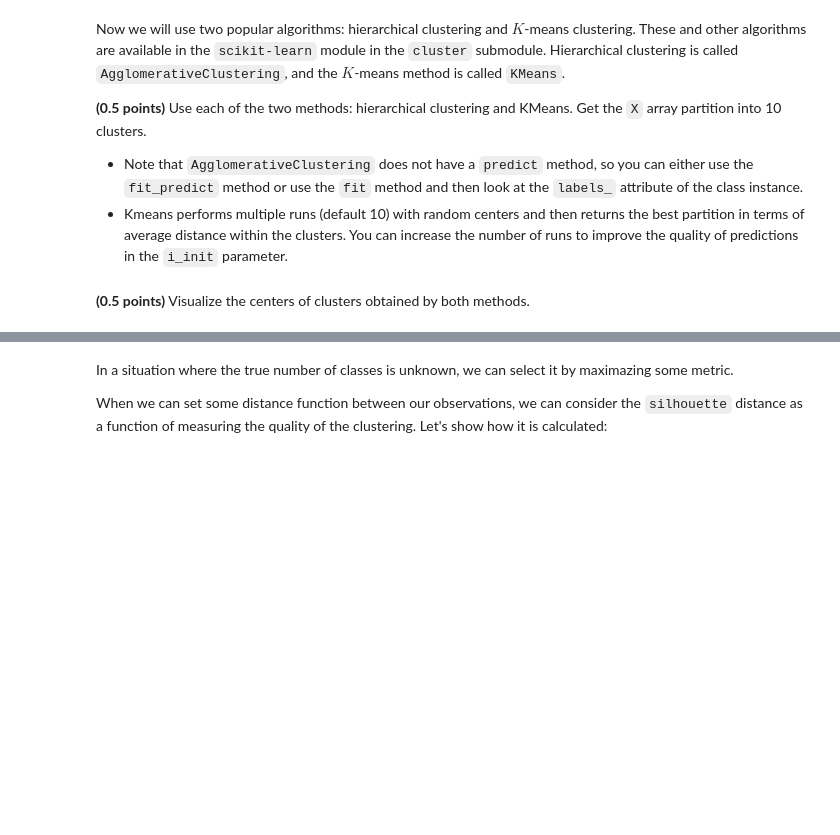
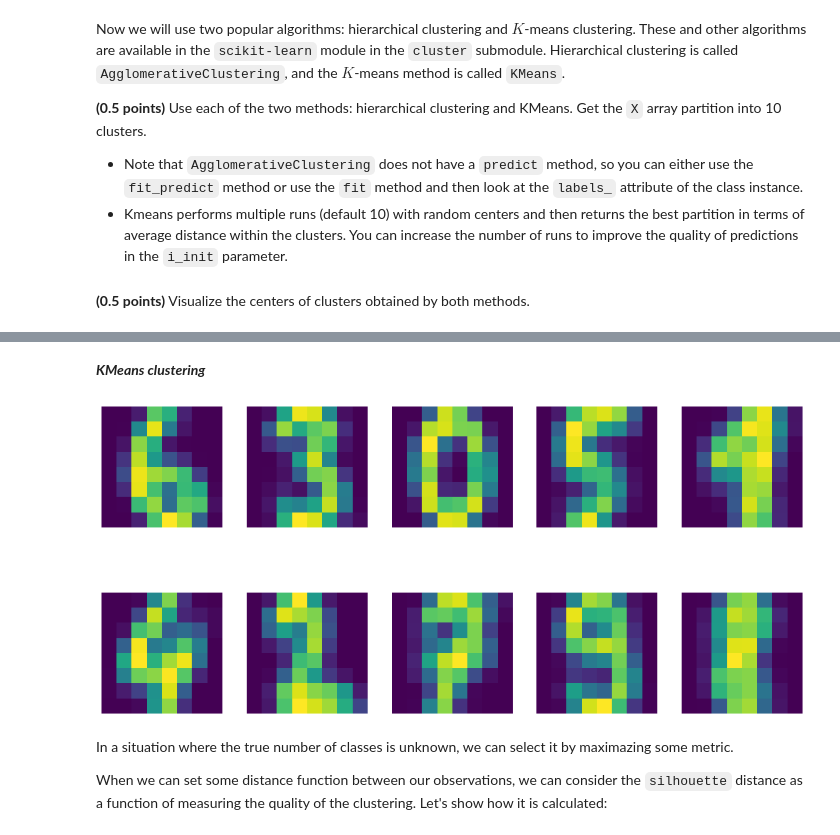
Before and after one commit to drnaida/rsschool-machine-learning-course, a Jupyter notebook: clustering.ipynb, the cells around one changed output, grey strips where cells are left out. Cells and saved outputs as stored; diff of their text form; code cells hidden in the pictures; blank space fills up the shorter version.

```diff
--- a/clustering.ipynb
+++ b/clustering.ipynb
@@ -176,3 +202,16 @@ assert kmeans_labels.shape == (1797,)
+# %% [markdown]
+**_KMeans clustering_**
+# %%
+f, ax = plt.subplots(2,5,figsize=(16,8))
+count = 0
+for i in range(2):
+    for j in range(5):
+        ax[i, j].imshow(kmeans.cluster_centers_[count].reshape(8,8))
+        ax[i, j].axis('off')
+        count += 1
+plt.show()
+# %% [output]
+[figure, added]
 # %% [markdown]
 In a situation where the true number of classes is unknown, we can select it by maximazing some metric.
 
```
Also changed, not shown: parts of 8 cells of this notebook.
